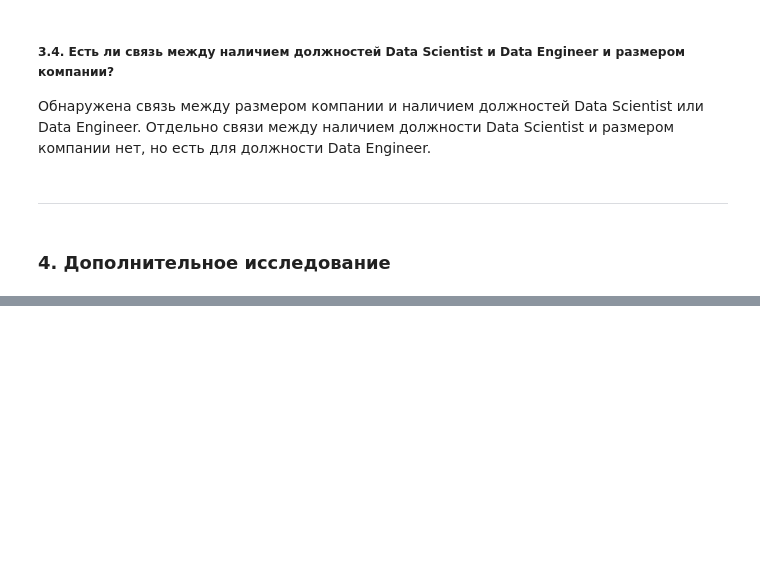
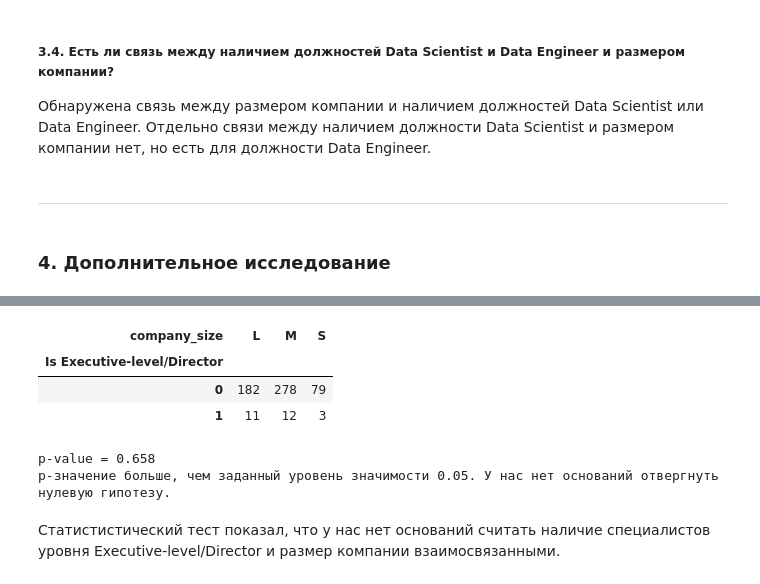
Before and after one commit to Blooodniy/SF_DS, a Jupyter notebook: EDA/Exercise 10.2 (HW-02)/Exercise 10.2 (HW-02).ipynb, the cells around one changed output, grey strips where cells are left out. Drawn from its saved outputs; the diff is of its cells as text; code cells hidden in the pictures; blank space fills up the shorter version.

```diff
--- a/EDA/Exercise 10.2 (HW-02)/Exercise 10.2 (HW-02).ipynb
+++ b/EDA/Exercise 10.2 (HW-02)/Exercise 10.2 (HW-02).ipynb
@@ -890,0 +999,23 @@ p-значение меньше, чем заданный уровень знач
+# %%
+# построим таблицу сопряжённости
+cross_tab_EX = pd.crosstab(data['Is Executive-level/Director'], data['company_size'])
+cross_tab_EX
+# %% [output]
+| company_size | L | M | S |
+| Is Executive-level/Director |  |  |  |
+| 0 | 182 | 278 | 79 |
+| 1 | 11 | 12 | 3 |
+# %%
+_, p, _, _ = stats.chi2_contingency(cross_tab_EX)
+
+print('p-value = {:.3f}'.format(p))
+
+if p <= alpha:
+    print('p-значение меньше, чем заданный уровень значимости {:.2f}. Отвергаем нулевую гипотезу.'.format(alpha))
+else:
+    print('p-значение больше, чем заданный уровень значимости {:.2f}. У нас нет оснований отвергнуть нулевую гипотезу.'.format(alpha))
+# %% [output]
+p-value = 0.658
+p-значение больше, чем заданный уровень значимости 0.05. У нас нет оснований отвергнуть нулевую гипотезу.
+# %% [markdown]
+Статистистический тест показал, что у нас нет оснований считать наличие специалистов уровня Executive-level/Director и размер компании взаимосвязанными.
```
Also changed, not shown: parts of 13 cells of this notebook.
